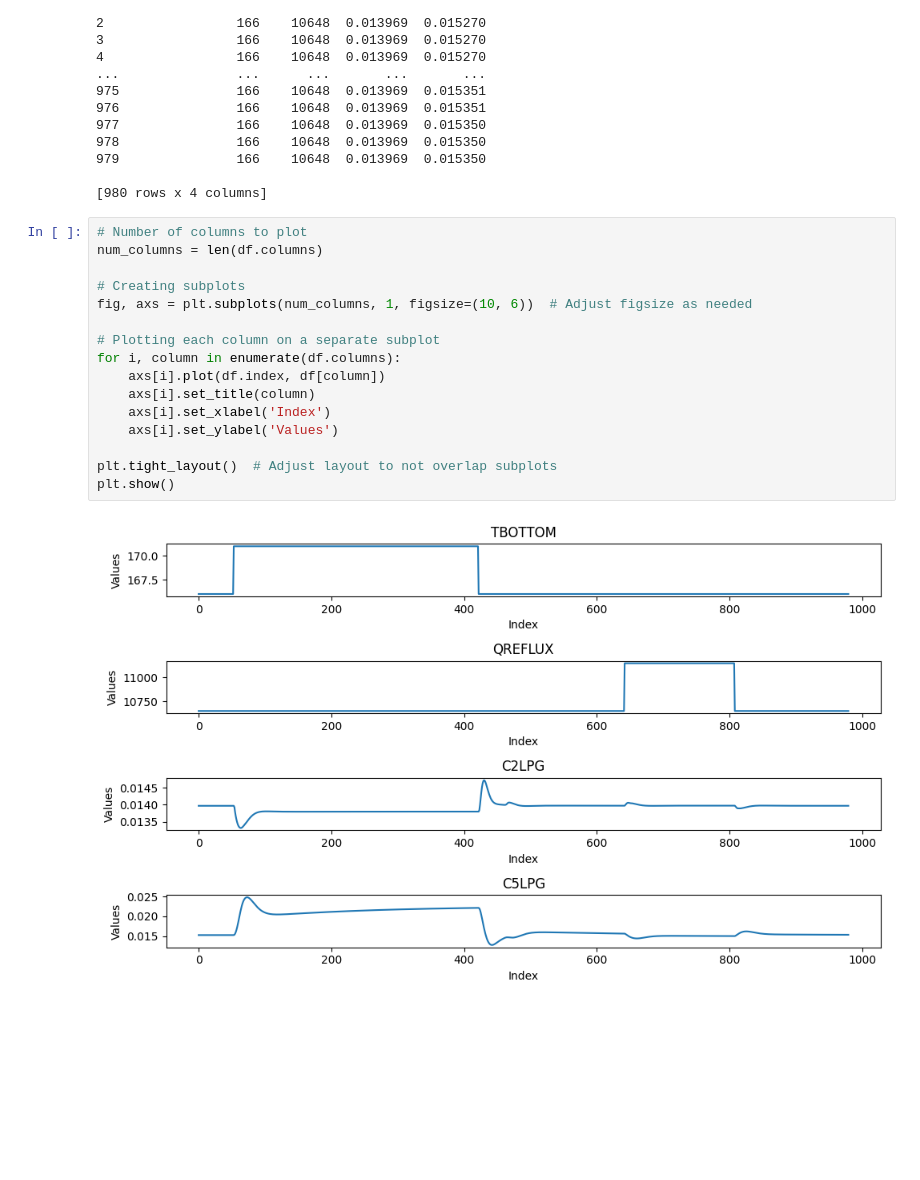
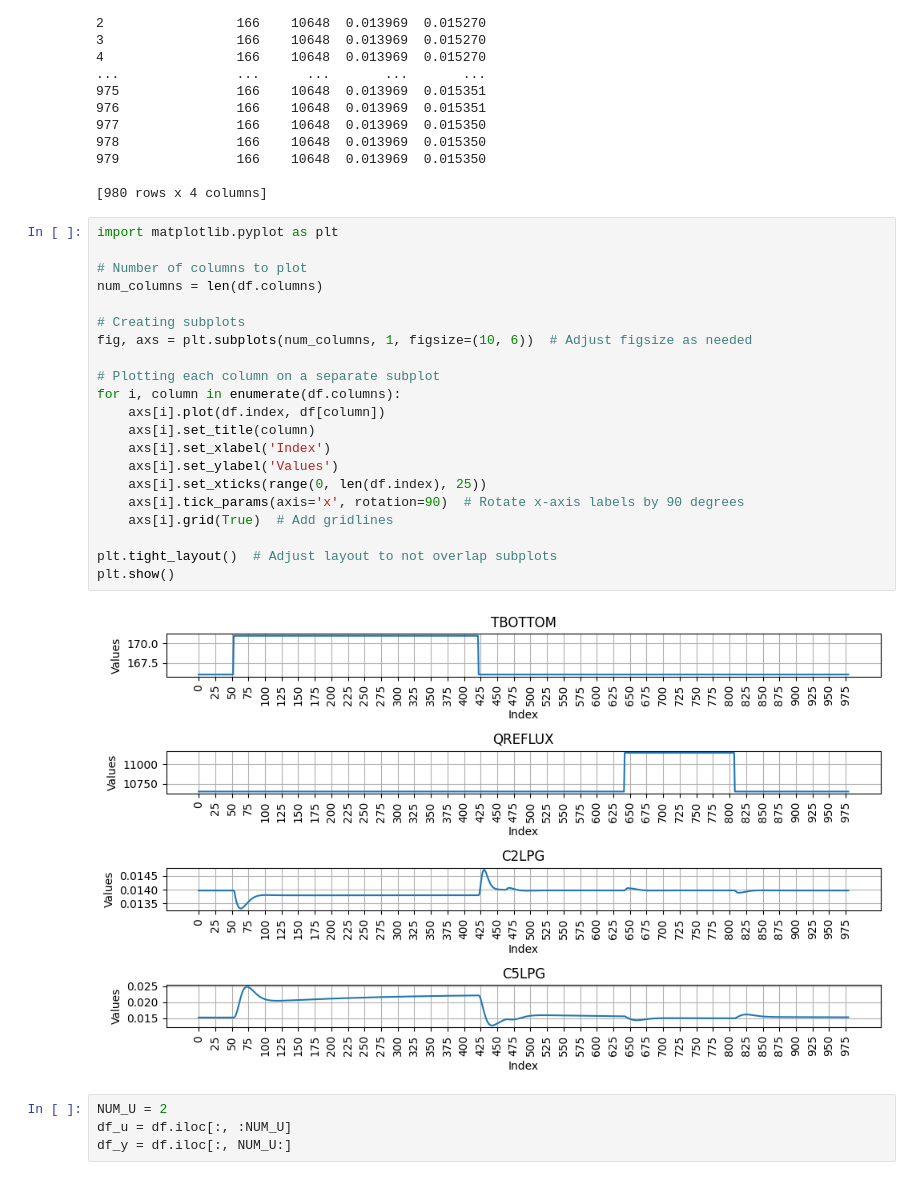
Before and after one commit to davibelo/MPC-ModelPredictiveControl, a Jupyter notebook: LPGdesbutanizerUnitStepCalc.ipynb, the cells around one changed output. Saved outputs shown, nothing was run; the diff lists cells and outputs as text; blank space fills up the shorter version.

```diff
--- a/LPGdesbutanizerUnitStepCalc.ipynb
+++ b/LPGdesbutanizerUnitStepCalc.ipynb
@@ -24,20 +24,29 @@ Time Minutes
 
 [980 rows x 4 columns]
 # %%
+import matplotlib.pyplot as plt
+
 # Number of columns to plot
 num_columns = len(df.columns)
 
 # Creating subplots
 fig, axs = plt.subplots(num_columns, 1, figsize=(10, 6))  # Adjust figsize as needed
 
 # Plotting each column on a separate subplot
 for i, column in enumerate(df.columns):
     axs[i].plot(df.index, df[column])
     axs[i].set_title(column)
     axs[i].set_xlabel('Index')
     axs[i].set_ylabel('Values')
+    axs[i].set_xticks(range(0, len(df.index), 25))
+    axs[i].tick_params(axis='x', rotation=90)  # Rotate x-axis labels by 90 degrees
+    axs[i].grid(True)  # Add gridlines
 
 plt.tight_layout()  # Adjust layout to not overlap subplots
 plt.show()
 # %% [output]
-[figure, old version]
+[figure, new version]
+# %%
+NUM_U = 2
+df_u = df.iloc[:, :NUM_U]
+df_y = df.iloc[:, NUM_U:]
```
Also changed, not shown: parts of 2 cells of this notebook.
